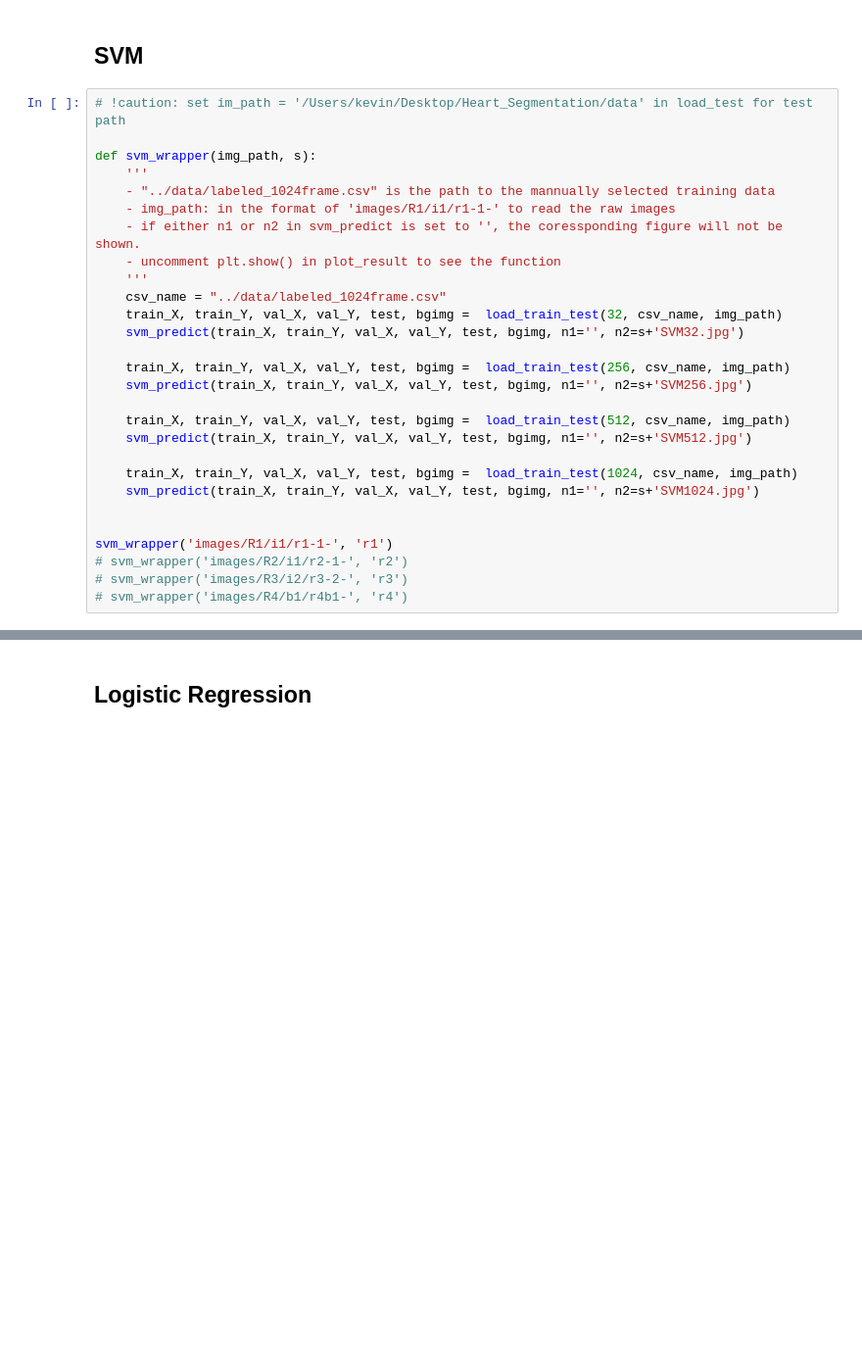
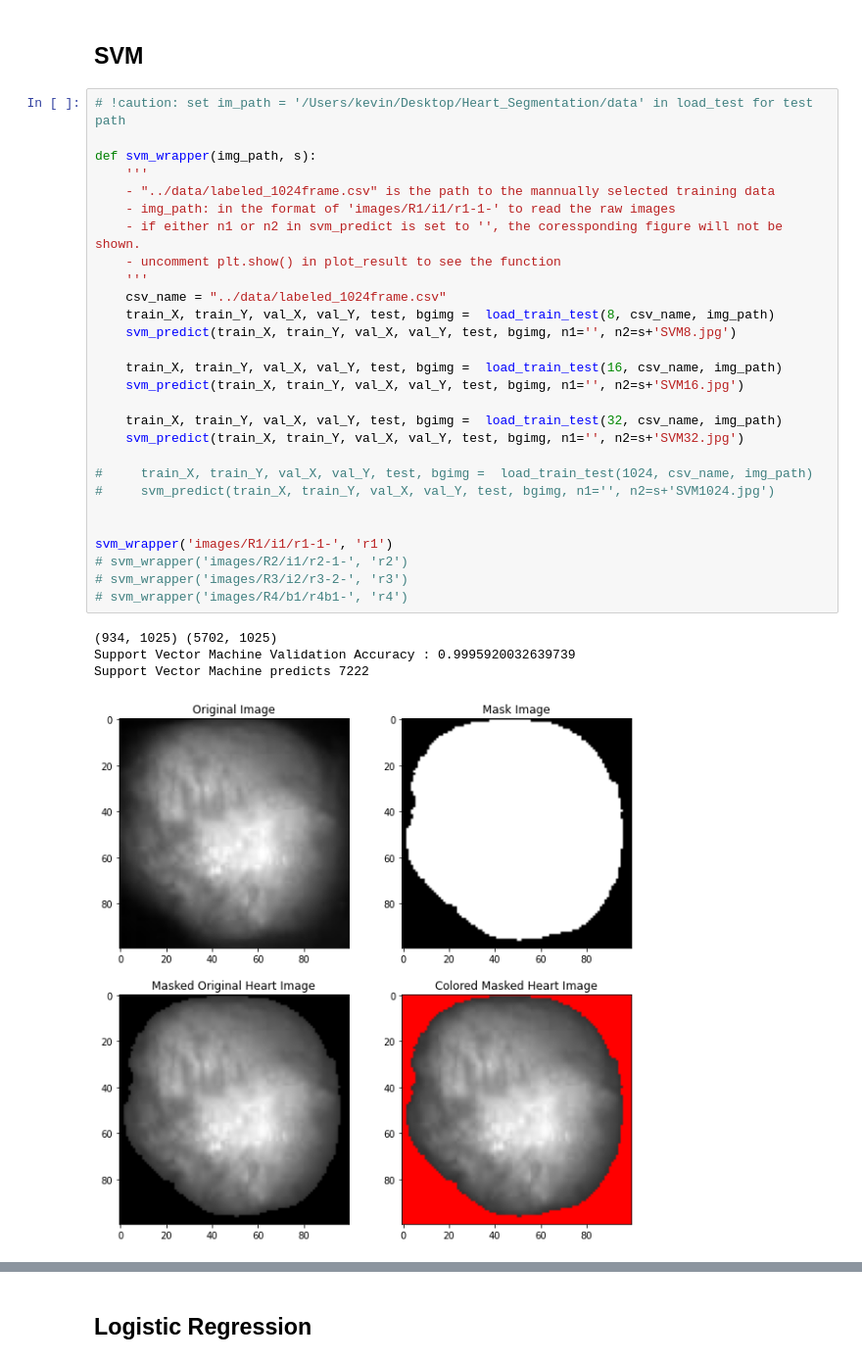
Before and after one commit to DSatoLab/Automated-Object-Detection-with-AI, a Jupyter notebook: main.ipynb, the cells around one changed output, grey strips where cells are left out. Shown: that part at 98% size. Cells and saved outputs as stored; diff of their text form; blank space fills up the shorter version.

```diff
--- a/main.ipynb
+++ b/main.ipynb
@@ -213,28 +213,33 @@ def logistic_predict(train_X, train_Y, val_X, val_Y, test, bgimg, n1, n2):
 # %%
 # !caution: set im_path = '/Users/kevin/Desktop/Heart_Segmentation/data' in load_test for test path
 
 def svm_wrapper(img_path, s):
     '''
     - "../data/labeled_1024frame.csv" is the path to the mannually selected training data
     - img_path: in the format of 'images/R1/i1/r1-1-' to read the raw images
     - if either n1 or n2 in svm_predict is set to '', the coressponding figure will not be shown.
     - uncomment plt.show() in plot_result to see the function
     '''
     csv_name = "../data/labeled_1024frame.csv"
+    train_X, train_Y, val_X, val_Y, test, bgimg =  load_train_test(8, csv_name, img_path)
+    svm_predict(train_X, train_Y, val_X, val_Y, test, bgimg, n1='', n2=s+'SVM8.jpg')
+
+    train_X, train_Y, val_X, val_Y, test, bgimg =  load_train_test(16, csv_name, img_path)
+    svm_predict(train_X, train_Y, val_X, val_Y, test, bgimg, n1='', n2=s+'SVM16.jpg')
+
     train_X, train_Y, val_X, val_Y, test, bgimg =  load_train_test(32, csv_name, img_path)
     svm_predict(train_X, train_Y, val_X, val_Y, test, bgimg, n1='', n2=s+'SVM32.jpg')
 
-    train_X, train_Y, val_X, val_Y, test, bgimg =  load_train_test(256, csv_name, img_path)
-    svm_predict(train_X, train_Y, val_X, val_Y, test, bgimg, n1='', n2=s+'SVM256.jpg')
-
-    train_X, train_Y, val_X, val_Y, test, bgimg =  load_train_test(512, csv_name, img_path)
-    svm_predict(train_X, train_Y, val_X, val_Y, test, bgimg, n1='', n2=s+'SVM512.jpg')
-
-    train_X, train_Y, val_X, val_Y, test, bgimg =  load_train_test(1024, csv_name, img_path)
-    svm_predict(train_X, train_Y, val_X, val_Y, test, bgimg, n1='', n2=s+'SVM1024.jpg')
+#     train_X, train_Y, val_X, val_Y, test, bgimg =  load_train_test(1024, csv_name, img_path)
+#     svm_predict(train_X, train_Y, val_X, val_Y, test, bgimg, n1='', n2=s+'SVM1024.jpg')
 
 
 svm_wrapper('images/R1/i1/r1-1-', 'r1')
 # svm_wrapper('images/R2/i1/r2-1-', 'r2')
 # svm_wrapper('images/R3/i2/r3-2-', 'r3')
 # svm_wrapper('images/R4/b1/r4b1-', 'r4')
+# %% [output]
+(934, 1025) (5702, 1025)
+Support Vector Machine Validation Accuracy : 0.9995920032639739
+Support Vector Machine predicts 7222
+[figure, added]
```
Also changed, not shown: parts of 9 cells of this notebook, 2 other files.
